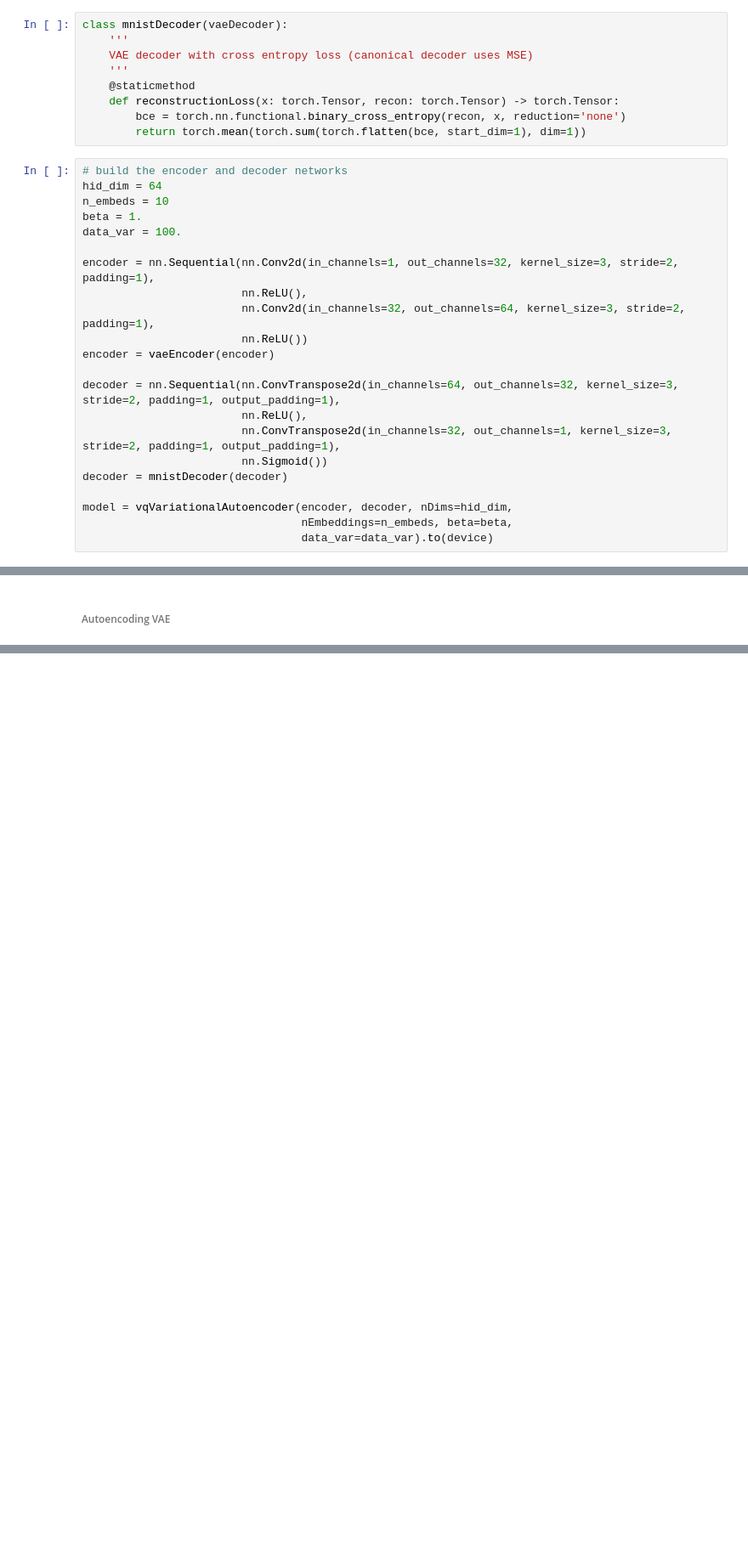
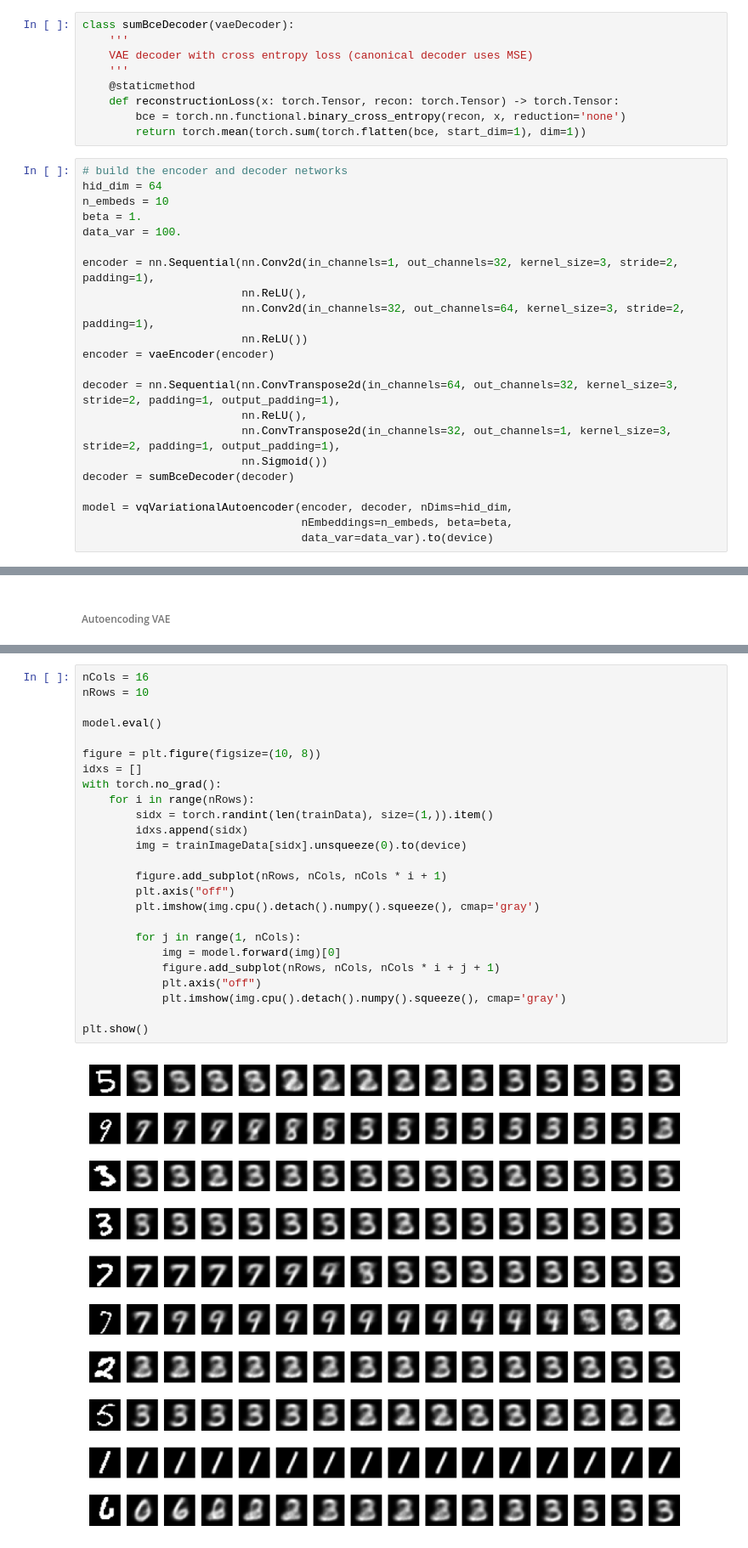
Before and after one commit to raghavsubbarao/svipy, a Jupyter notebook: notebooks/2_vae_variations.ipynb, the cells around one changed output, grey strips where cells are left out. Shown at 85% size. Drawn from its saved outputs; the diff is of its cells as text; blank space fills up the shorter version.

```diff
--- a/notebooks/2_vae_variations.ipynb
+++ b/notebooks/2_vae_variations.ipynb
@@ -495,5 +120,5 @@ latentSpaceRecons2D(scale=2.0, n=30)
 # %%
-class mnistDecoder(vaeDecoder):
+class sumBceDecoder(vaeDecoder):
     '''
     VAE decoder with cross entropy loss (canonical decoder uses MSE)
     '''
@@ -518,7 +143,7 @@ decoder = nn.Sequential(nn.ConvTranspose2d(in_channels=64, out_channels=32, kern
                         nn.ReLU(),
                         nn.ConvTranspose2d(in_channels=32, out_channels=1, kernel_size=3, stride=2, padding=1, output_padding=1),
                         nn.Sigmoid())
-decoder = mnistDecoder(decoder)
+decoder = sumBceDecoder(decoder)
 
 model = vqVariationalAutoencoder(encoder, decoder, nDims=hid_dim,
                                  nEmbeddings=n_embeds, beta=beta,
@@ -620,0 +266,27 @@ class mnistDecoder(vaeDecoder):
+# %%
+nCols = 16
+nRows = 10
+
+model.eval()
+
+figure = plt.figure(figsize=(10, 8))
+idxs = []
+with torch.no_grad():
+    for i in range(nRows):
+        sidx = torch.randint(len(trainData), size=(1,)).item()
+        idxs.append(sidx)
+        img = trainImageData[sidx].unsqueeze(0).to(device)
+
+        figure.add_subplot(nRows, nCols, nCols * i + 1)
+        plt.axis("off")
+        plt.imshow(img.cpu().detach().numpy().squeeze(), cmap='gray')
+
+        for j in range(1, nCols):
+            img = model.forward(img)[0]
+            figure.add_subplot(nRows, nCols, nCols * i + j + 1)
+            plt.axis("off")
+            plt.imshow(img.cpu().detach().numpy().squeeze(), cmap='gray')
+
+plt.show()
+# %% [output]
+[figure, added]
```
Also changed, not shown: parts of 33 cells of this notebook, 1 other file.
